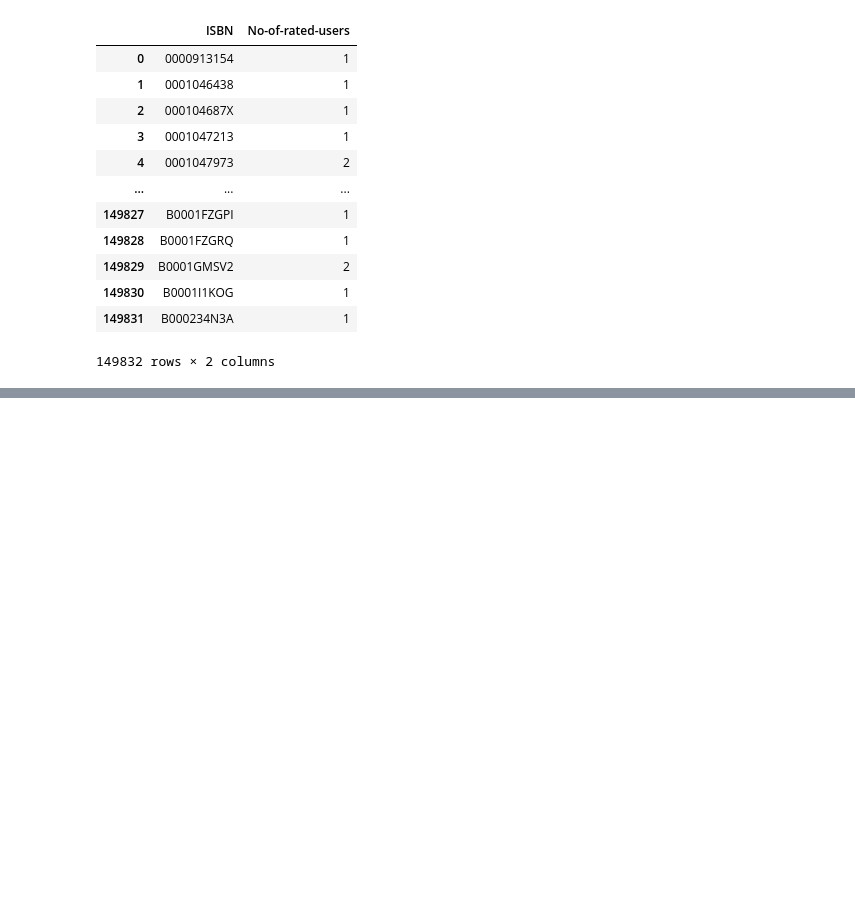
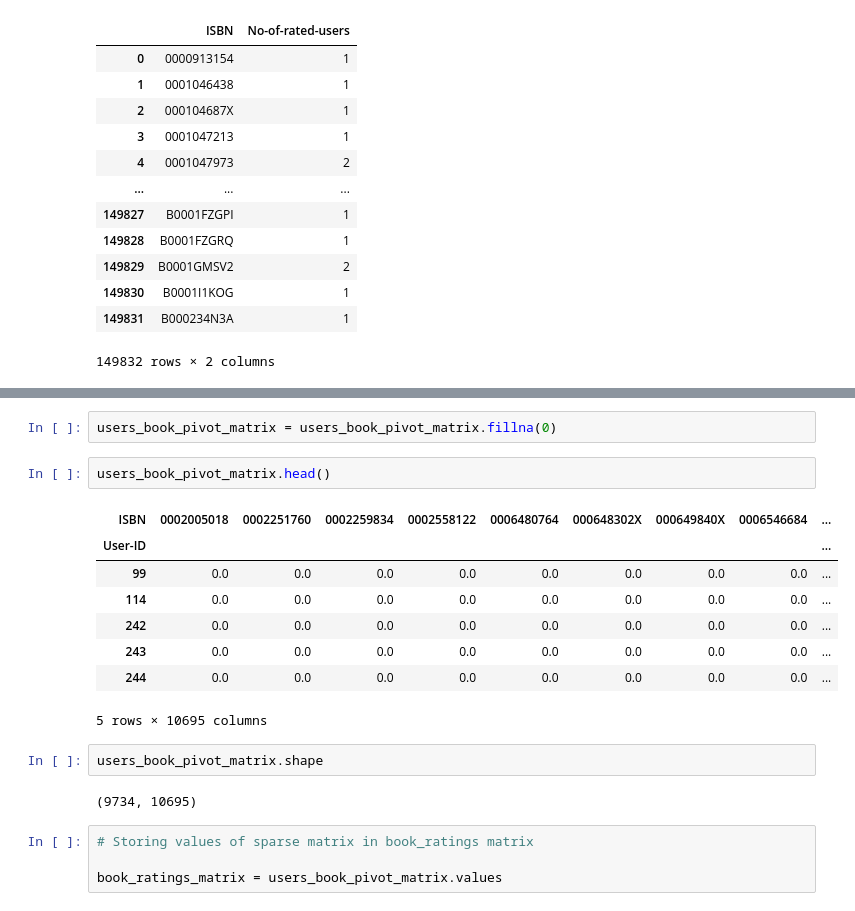
Before and after one commit to Suraj-7077/Unsupervised-ML-Book-Recommendation-system-Model, a Jupyter notebook: Unsupervised_ML_Capstone_Project_IV_.ipynb, the cells around one changed output, grey strips where cells are left out. Cells and saved outputs as stored; diff of their text form; blank space fills up the shorter version.

```diff
--- a/Unsupervised_ML_Capstone_Project_IV_.ipynb
+++ b/Unsupervised_ML_Capstone_Project_IV_.ipynb
@@ -1493,0 +1607,21 @@ books_count_df
+# %%
+users_book_pivot_matrix = users_book_pivot_matrix.fillna(0)
+# %%
+users_book_pivot_matrix.head()
+# %% [output]
+| ISBN | 0002005018 | 0002251760 | 0002259834 | 0002558122 | 0006480764 | 000648302X | 000649840X | 0006546684 | ... |
+| User-ID |  |  |  |  |  |  |  |  | ... |
+| 99 | 0.0 | 0.0 | 0.0 | 0.0 | 0.0 | 0.0 | 0.0 | 0.0 | ... |
+| 114 | 0.0 | 0.0 | 0.0 | 0.0 | 0.0 | 0.0 | 0.0 | 0.0 | ... |
+| 242 | 0.0 | 0.0 | 0.0 | 0.0 | 0.0 | 0.0 | 0.0 | 0.0 | ... |
+| 243 | 0.0 | 0.0 | 0.0 | 0.0 | 0.0 | 0.0 | 0.0 | 0.0 | ... |
+| 244 | 0.0 | 0.0 | 0.0 | 0.0 | 0.0 | 0.0 | 0.0 | 0.0 | ... |
+5 rows × 10695 columns
+# %%
+users_book_pivot_matrix.shape
+# %% [output]
+(9734, 10695)
+# %%
+# Storing values of sparse matrix in book_ratings matrix
+
+book_ratings_matrix = users_book_pivot_matrix.values
```
Also changed, not shown: parts of 35 cells of this notebook.
